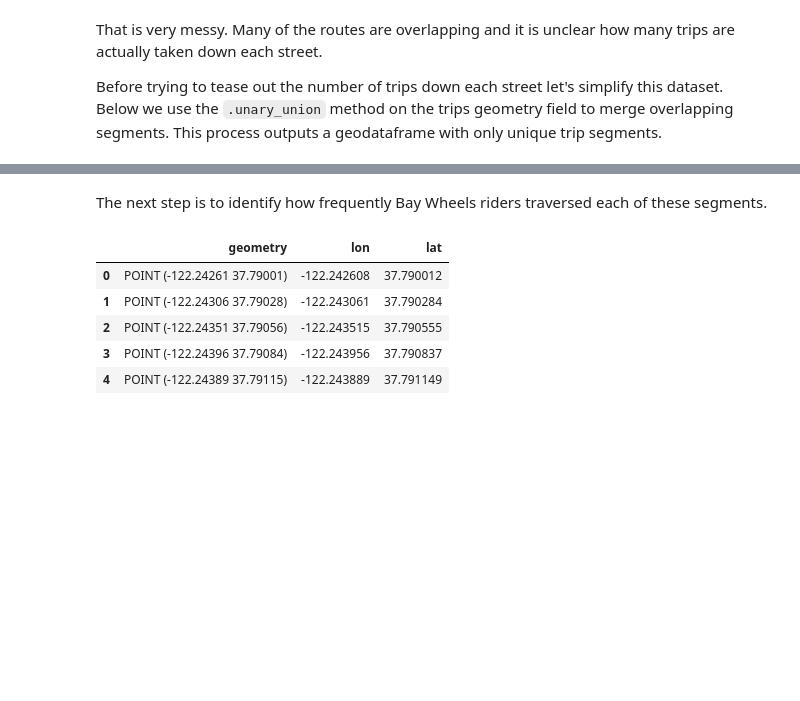
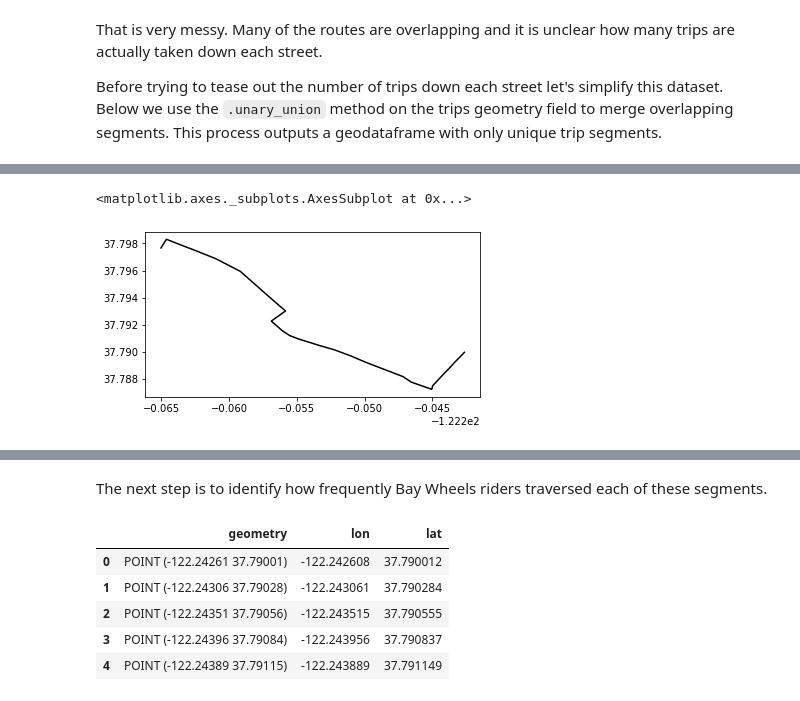
Before and after one commit to ethanebinger/CP255, a Jupyter notebook: code/2_Densify_BayWheels_Trips.ipynb, the cells around one changed output, grey strips where cells are left out. Drawn from its saved outputs; the diff is of its cells as text; code cells hidden in the pictures; blank space fills up the shorter version.

```diff
--- a/code/2_Densify_BayWheels_Trips.ipynb
+++ b/code/2_Densify_BayWheels_Trips.ipynb
@@ -112,0 +156,6 @@ plt.show()
+# %%
+# Display what one route looks like
+trips_gdf.loc[(trips_gdf.start_station_id==163) & (trips_gdf.end_station_id==46)].plot(cmap='cubehelix')
+# %% [output]
+<matplotlib.axes._subplots.AxesSubplot at 0x...>
+[figure, added]
```
Also changed, not shown: parts of 32 cells of this notebook, 1 other file.
